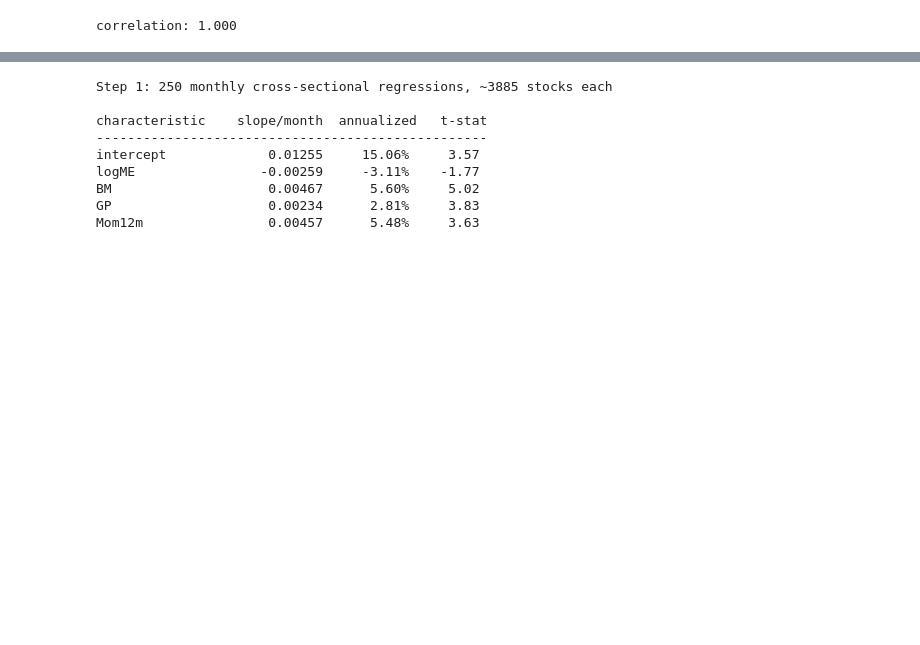
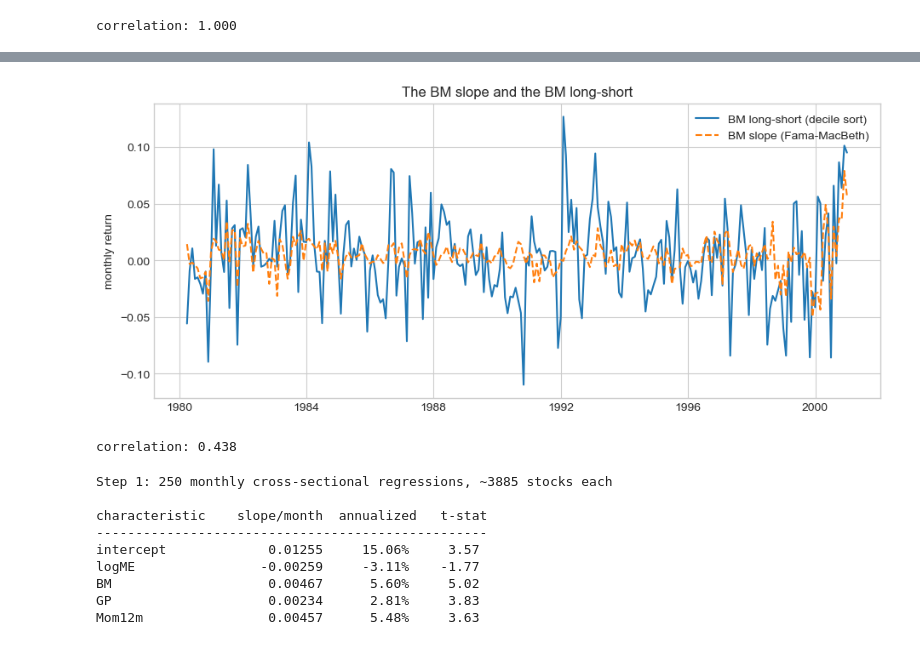
Before and after one commit to amoreira2/UG54, a Jupyter notebook: _sources/chapters/Finance/L6_MultiFactor_AI.ipynb, the cells around one changed output, grey strips where cells are left out. Saved outputs shown, nothing was run; the diff lists cells and outputs as text; code cells hidden in the pictures; blank space fills up the shorter version.

```diff
--- a/_sources/chapters/Finance/L6_MultiFactor_AI.ipynb
+++ b/_sources/chapters/Finance/L6_MultiFactor_AI.ipynb
@@ -877,3 +903,21 @@ correlation: 1.000
+# %%
+# The BM slope against the BM long-short from the start of the lecture
+bm_ls = long_short('BM')                                   # NYSE breakpoints, value-weighted, D10 - D1
+both  = pd.concat([slopes['BM_z'].rename('BM slope'),
+                   bm_ls.rename('BM long-short')], axis=1).dropna()
+
+fig, ax = plt.subplots()
+ax.plot(both.index, both['BM long-short'], label='BM long-short (decile sort)')
+ax.plot(both.index, both['BM slope'], linestyle='--', label='BM slope (Fama-MacBeth)')
+ax.set_ylabel('monthly return')
+ax.set_title('The BM slope and the BM long-short')
+ax.legend()
+plt.show()
+
+print(f"correlation: {both['BM slope'].corr(both['BM long-short']):.3f}")
+# %% [output]
+[figure, added]
+correlation: 0.438
 # %%
 print(f"Step 1: {len(slopes)} monthly cross-sectional regressions, "
       f"~{len(d)/d.date.nunique():.0f} stocks each\n")
```
Also changed, not shown: parts of 2 cells of this notebook, 3 other files.
